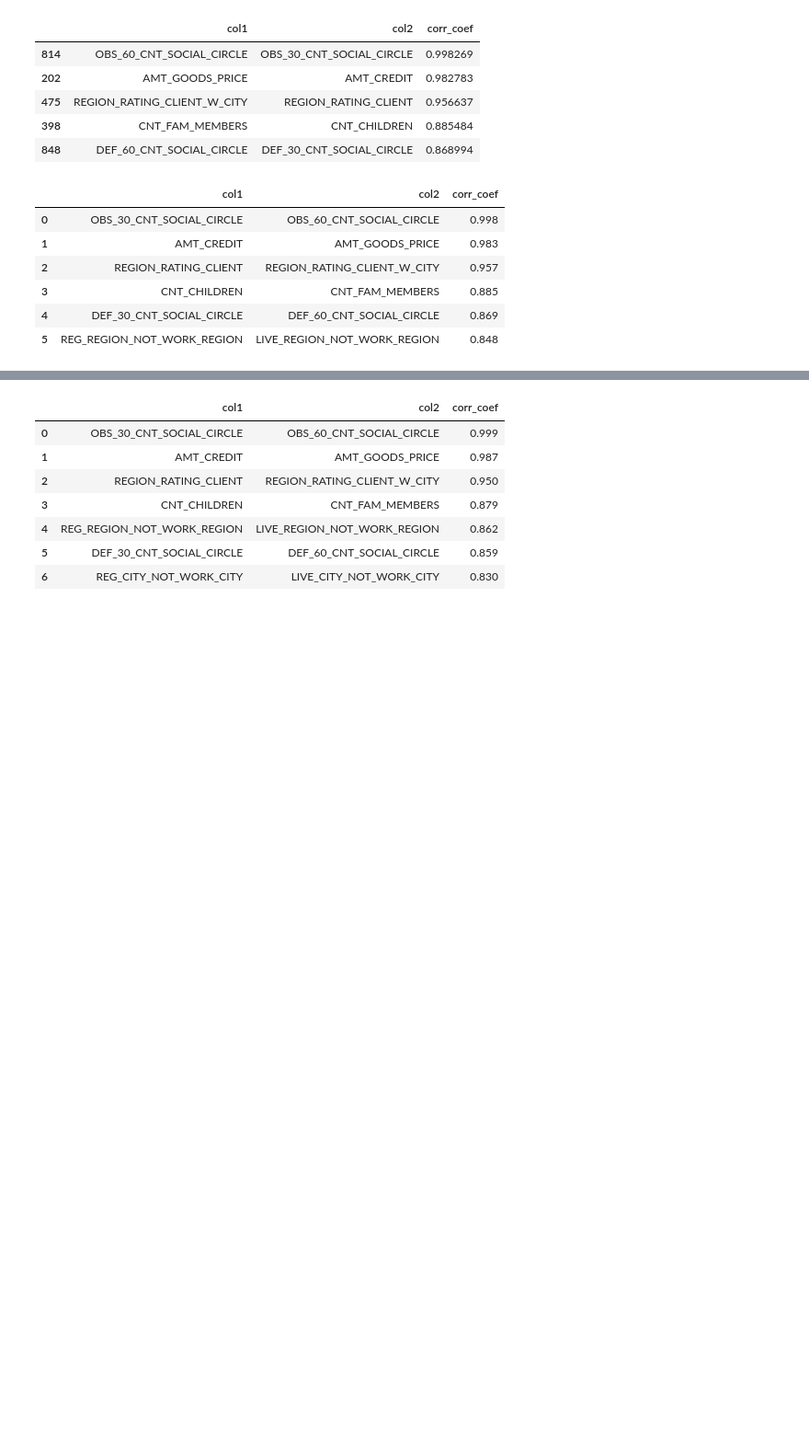
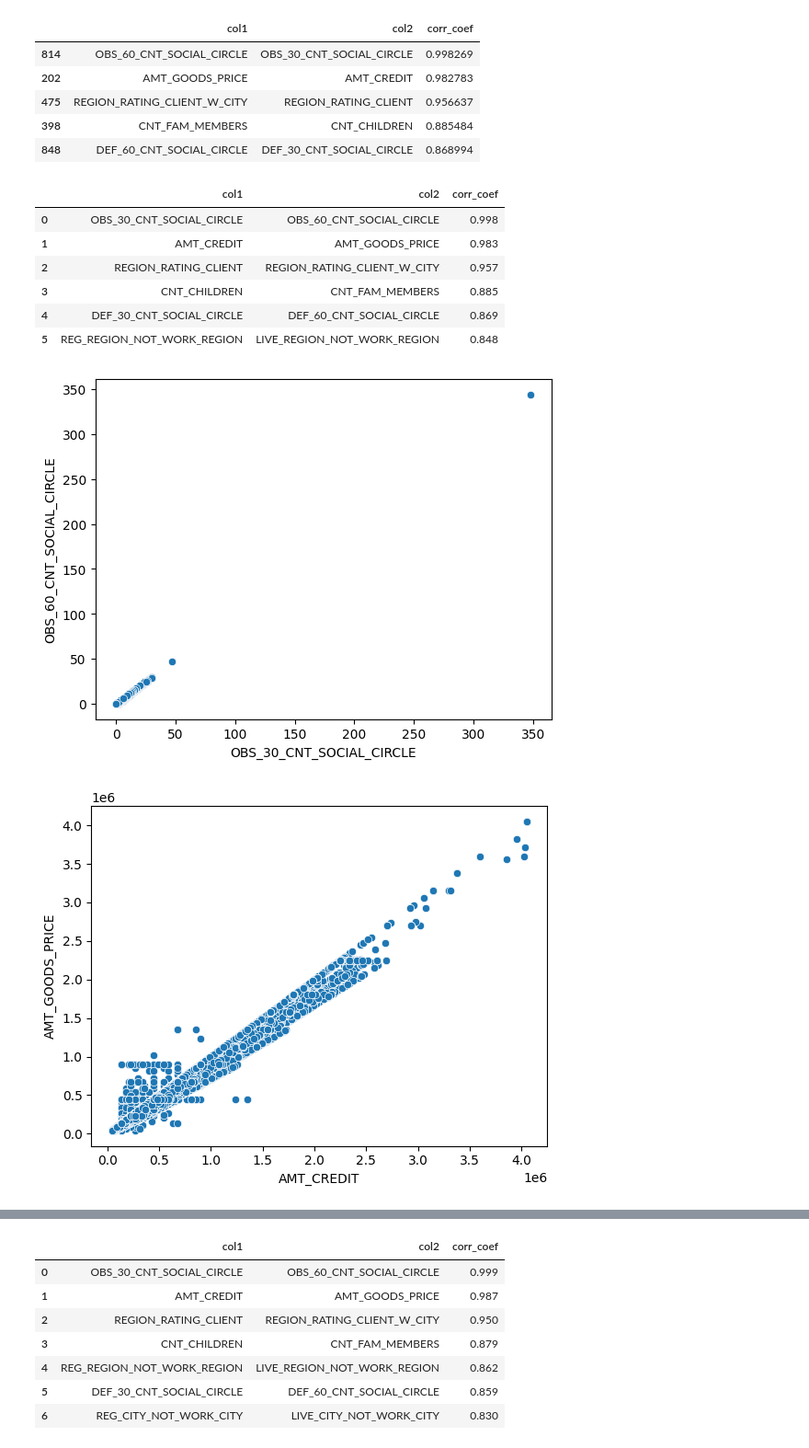
Before and after one commit to htetaunglynn94/portfolio_projects, a Jupyter notebook: eda_on_loan_default.ipynb, the cells around one changed output, grey strips where cells are left out. Shown at 92% size. Drawn from its saved outputs; the diff is of its cells as text; code cells hidden in the pictures; blank space fills up the shorter version.

Commit message:
update loan default project

```diff
--- a/eda_on_loan_default.ipynb
+++ b/eda_on_loan_default.ipynb
@@ -1161,7 +1161,8 @@ def correlation_checker(data, threshold=.8):
 
   return corr_tbl
 # %%
-correlation_checker(defaulters)
+def_tbl = correlation_checker(defaulters)
+def_tbl
 # %% [output]
 |  | col1 | col2 | corr_coef |
 | 0 | OBS_30_CNT_SOCIAL_CIRCLE | OBS_60_CNT_SOCIAL_CIRCLE | 0.998 |
@@ -1170,3 +1171,14 @@ correlation_checker(defaulters)
 | 3 | CNT_CHILDREN | CNT_FAM_MEMBERS | 0.885 |
 | 4 | DEF_30_CNT_SOCIAL_CIRCLE | DEF_60_CNT_SOCIAL_CIRCLE | 0.869 |
 | 5 | REG_REGION_NOT_WORK_REGION | LIVE_REGION_NOT_WORK_REGION | 0.848 |
+# %%
+# Visualize "defaulters" correlation
+cnt = len(def_tbl)
+# plt.figure(figsize=(10,5))
+for i in range(cnt):
+  # plt.subplot(cnt/2, cnt/2, i+1)
+  sns.scatterplot(data=num_data, x=def_tbl.loc[i, 'col1'], y=def_tbl.loc[i,'col2'])
+  plt.show()
+# %% [output]
+[figure, added]
+[figure, added]
```
Also changed, not shown: parts of 5 cells of this notebook.
